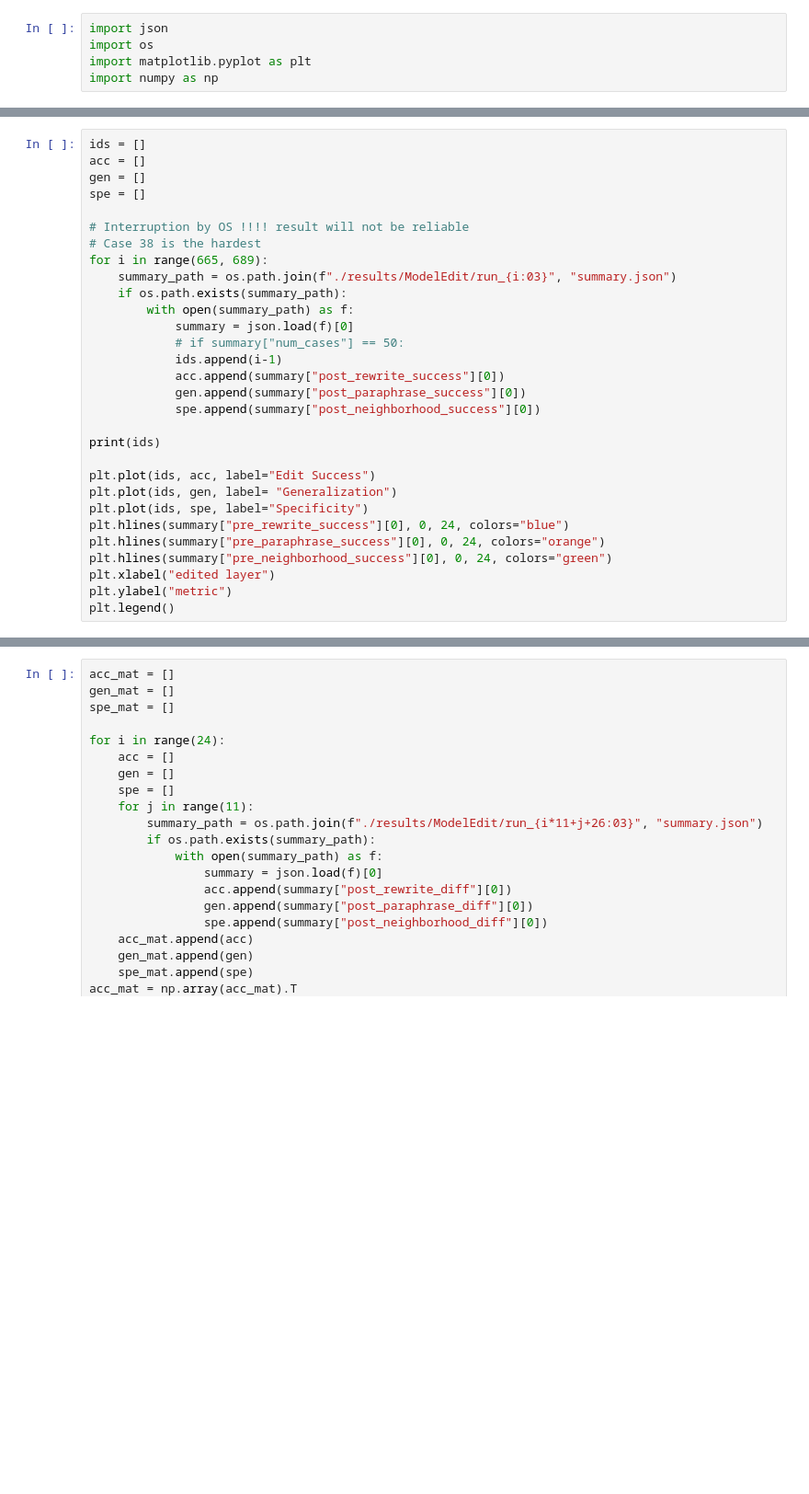
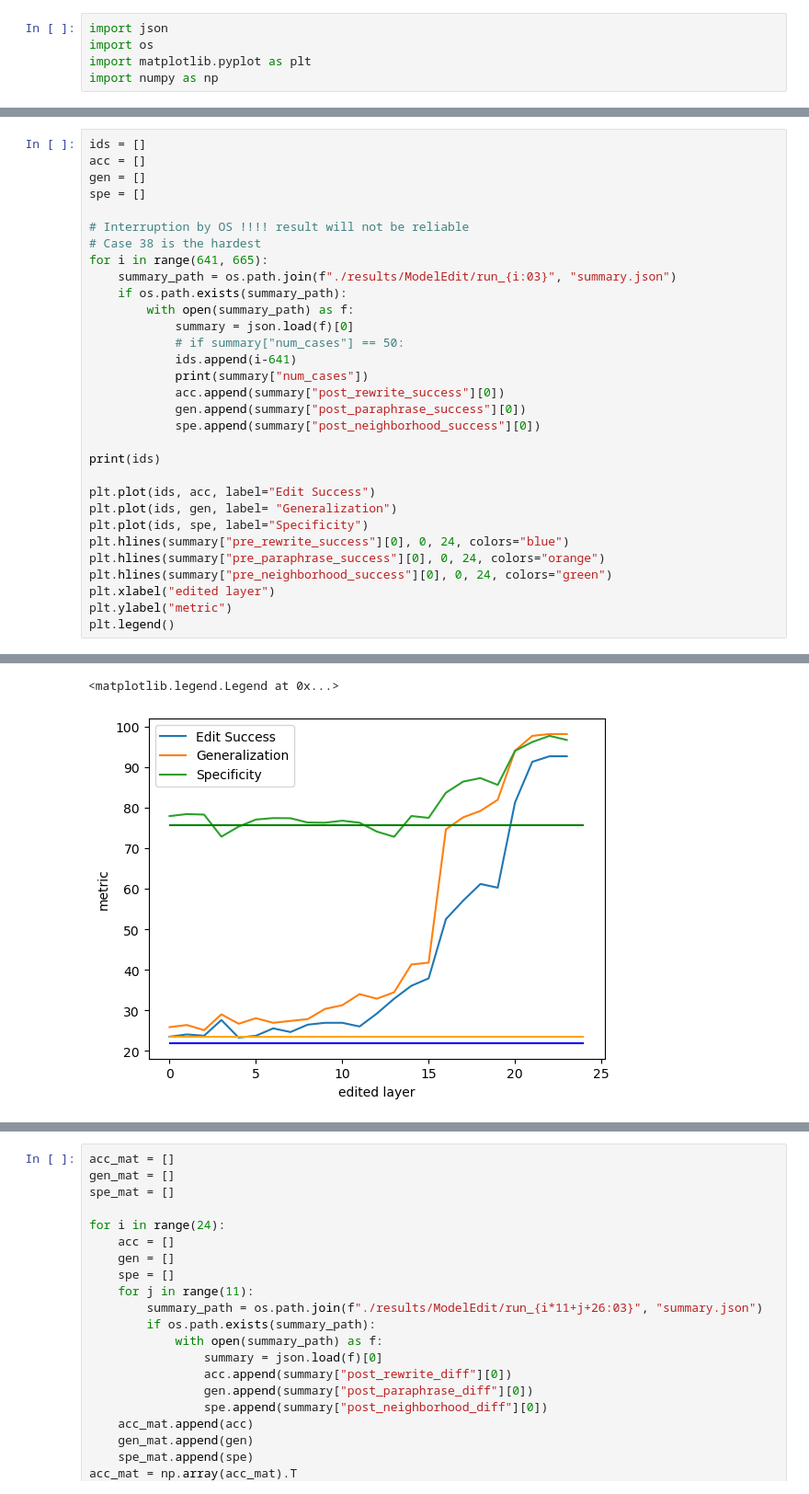
Before and after one commit to GLauzza/GF_ICL_KE, a Jupyter notebook: result_viz.ipynb, the cells around one changed output, grey strips where cells are left out. Shown at 92% size. Cells and saved outputs as stored; diff of their text form; blank space fills up the shorter version.

```diff
--- a/result_viz.ipynb
+++ b/result_viz.ipynb
@@ -45,13 +45,14 @@ spe = []
 
 # Interruption by OS !!!! result will not be reliable
 # Case 38 is the hardest
-for i in range(665, 689):
+for i in range(641, 665):
     summary_path = os.path.join(f"./results/ModelEdit/run_{i:03}", "summary.json")
     if os.path.exists(summary_path):
         with open(summary_path) as f:
             summary = json.load(f)[0]
             # if summary["num_cases"] == 50:
-            ids.append(i-1)
+            ids.append(i-641)
+            print(summary["num_cases"])
             acc.append(summary["post_rewrite_success"][0])
             gen.append(summary["post_paraphrase_success"][0])
             spe.append(summary["post_neighborhood_success"][0])
@@ -67,3 +68,4 @@ plt.hlines(summary["pre_neighborhood_success"][0], 0, 24, colors="green")
 plt.xlabel("edited layer")
 plt.ylabel("metric")
 plt.legend()
+# %% [output]
@@ -69,0 +89,2 @@ plt.legend()
+<matplotlib.legend.Legend at 0x...>
+[figure, added]
```
Also changed, not shown: parts of 3 cells of this notebook, 3 other files.
